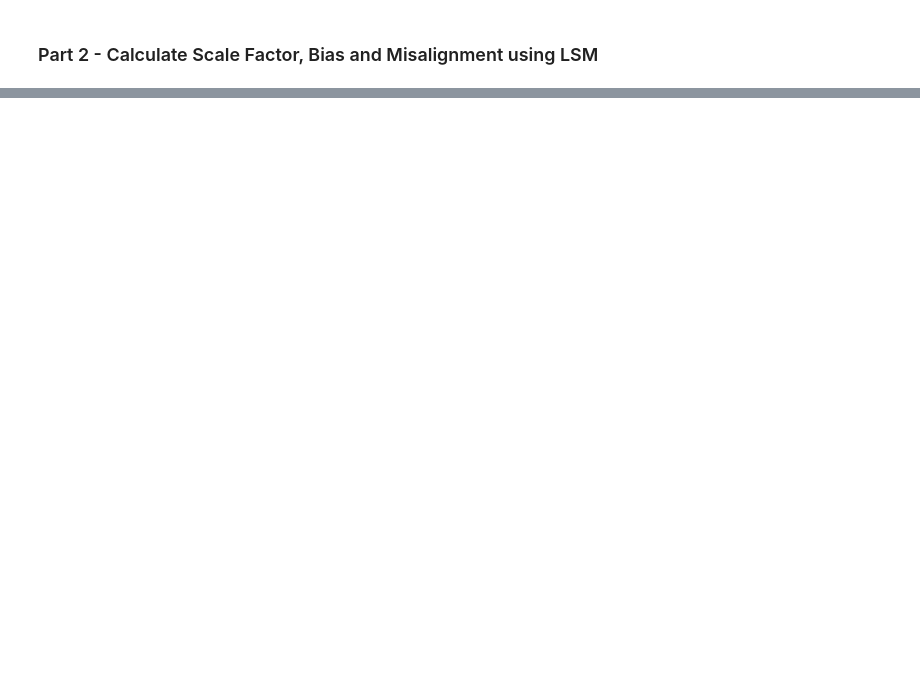
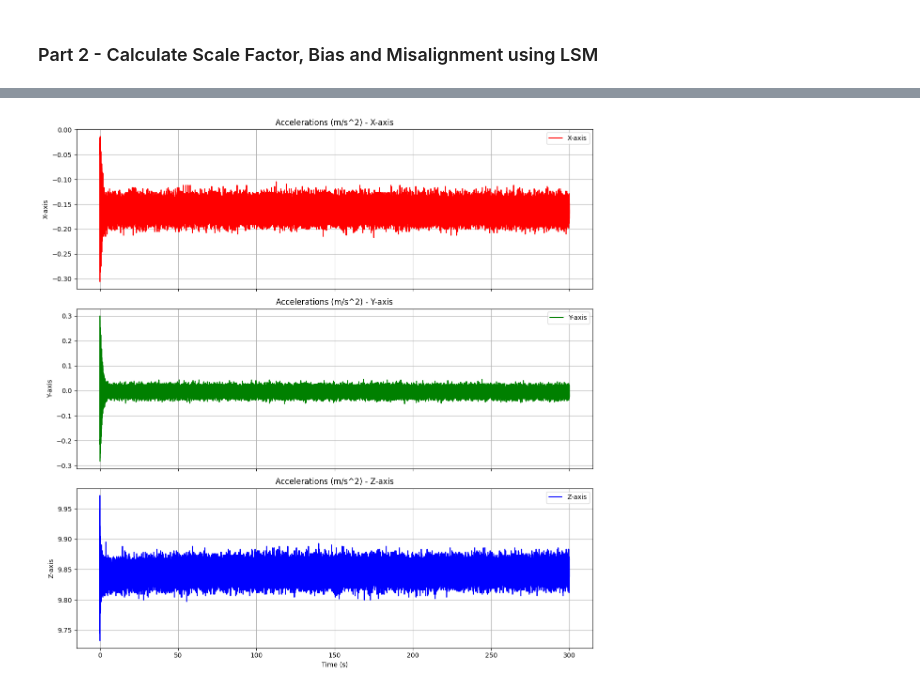
Before and after one commit to eladsimantov/Learning-Based-Inertial-Sensing, a Jupyter notebook: notebooks/HW1.ipynb, the cells around one changed output, grey strips where cells are left out. Cells and saved outputs as stored; diff of their text form; code cells hidden in the pictures; blank space fills up the shorter version.

```diff
--- a/notebooks/HW1.ipynb
+++ b/notebooks/HW1.ipynb
@@ -108,7 +76,38 @@ fy_down_300sec = remove_rows_by_time(accel_300sec_vertical_back, 0, 300)[["Accel
+# %%
+def remove_rows_by_time(df, start_time, end_time):
+    return df[(df["Time (s)"] >= start_time) & (df["Time (s)"] <= end_time)]
+
+def get_mean_accelerations(df):
+    return df[["Acceleration x (m/s^2)", "Acceleration y (m/s^2)", "Acceleration z (m/s^2)"]].mean().to_numpy().reshape([3,1])
+
+# 5sec experiment
+START_TIME_BUFFER = 0.1 # seconds to remove from the start
+fz_up_5sec = get_mean_accelerations(remove_rows_by_time(elad_acceleration_with_g_5sec_up, START_TIME_BUFFER, 5 + START_TIME_BUFFER))
+fz_down_5sec = get_mean_accelerations(remove_rows_by_time(elad_acceleration_with_g_5sec_down, START_TIME_BUFFER, 5 + START_TIME_BUFFER))
+fx_up_5sec = get_mean_accelerations(remove_rows_by_time(elad_acceleration_with_g_5sec_left, START_TIME_BUFFER, 5 + START_TIME_BUFFER))
+fx_down_5sec = get_mean_accelerations(remove_rows_by_time(elad_acceleration_with_g_5sec_right, START_TIME_BUFFER, 5 + START_TIME_BUFFER))
+fy_up_5sec = get_mean_accelerations(remove_rows_by_time(elad_acceleration_with_g_5sec_front, START_TIME_BUFFER, 5 + START_TIME_BUFFER))
+fy_down_5sec = get_mean_accelerations(remove_rows_by_time(elad_acceleration_with_g_5sec_back, START_TIME_BUFFER, 5 + START_TIME_BUFFER))
+
+# 60sec experiment
+fz_up_60sec = get_mean_accelerations(remove_rows_by_time(elad_acceleration_with_g_60sec_up, START_TIME_BUFFER, 60 + START_TIME_BUFFER))
+fz_down_60sec = get_mean_accelerations(remove_rows_by_time(elad_acceleration_with_g_60sec_down, START_TIME_BUFFER, 60 + START_TIME_BUFFER))
+fx_up_60sec = get_mean_accelerations(remove_rows_by_time(elad_acceleration_with_g_60sec_left, START_TIME_BUFFER, 60 + START_TIME_BUFFER))
+fx_down_60sec = get_mean_accelerations(remove_rows_by_time(elad_acceleration_with_g_60sec_right, START_TIME_BUFFER, 60 + START_TIME_BUFFER))
+fy_up_60sec = get_mean_accelerations(remove_rows_by_time(elad_acceleration_with_g_60sec_front, START_TIME_BUFFER, 60 + START_TIME_BUFFER))
+fy_down_60sec = get_mean_accelerations(remove_rows_by_time(elad_acceleration_with_g_60sec_back, START_TIME_BUFFER, 60 + START_TIME_BUFFER))
+
+# 300sec experiment
+fz_up_300sec = get_mean_accelerations(remove_rows_by_time(elad_acceleration_with_g_300sec_up, START_TIME_BUFFER, 300 + START_TIME_BUFFER))
+fz_down_300sec = get_mean_accelerations(remove_rows_by_time(elad_acceleration_with_g_300sec_down, START_TIME_BUFFER, 300 + START_TIME_BUFFER))
+fx_up_300sec = get_mean_accelerations(remove_rows_by_time(elad_acceleration_with_g_300sec_left, START_TIME_BUFFER, 300 + START_TIME_BUFFER))
+fx_down_300sec = get_mean_accelerations(remove_rows_by_time(elad_acceleration_with_g_300sec_right, START_TIME_BUFFER, 300 + START_TIME_BUFFER))
+fy_up_300sec = get_mean_accelerations(remove_rows_by_time(elad_acceleration_with_g_300sec_front, START_TIME_BUFFER, 300 + START_TIME_BUFFER))
+fy_down_300sec = get_mean_accelerations(remove_rows_by_time(elad_acceleration_with_g_300sec_back, START_TIME_BUFFER, 300 + START_TIME_BUFFER))
 # %% [markdown]
 ### Part 1 - Calculate bias and scale factor assuming no misalignment
 # %%
-g_true = 9.81 # m/s^2
+g_true = 9.807 # m/s^2
 
 # create sensors objects for the accelerometers for the different time periods (5, 60, 300 seconds)
 Elad_acc_300 = Accelerometer(name="Elad accelerometer 300 sec")
@@ -180,6 +213,9 @@ print(f"M Matrix:\n{M10}")
 # %%
-xdata = accel_300sec_face_up["Time (s)"].to_numpy()
-ydata = accel_300sec_face_up[["Acceleration x (m/s^2)", "Acceleration y (m/s^2)", "Acceleration z (m/s^2)"]].to_numpy()
+df_to_plot = remove_rows_by_time(elad_acceleration_with_g_300sec_up, 0, 300)
+xdata = df_to_plot["Time (s)"].to_numpy()
+ydata = df_to_plot[["Acceleration x (m/s^2)", "Acceleration y (m/s^2)", "Acceleration z (m/s^2)"]].to_numpy()
 Elad_acc_300.plot_time_series(xdata, ydata, "Accelerations (m/s^2)", "Time (s)")
+# %% [output]
+[figure, added]
 # %%
 accel_300sec_face_up.head()
```
Also changed, not shown: parts of 5 cells of this notebook.
